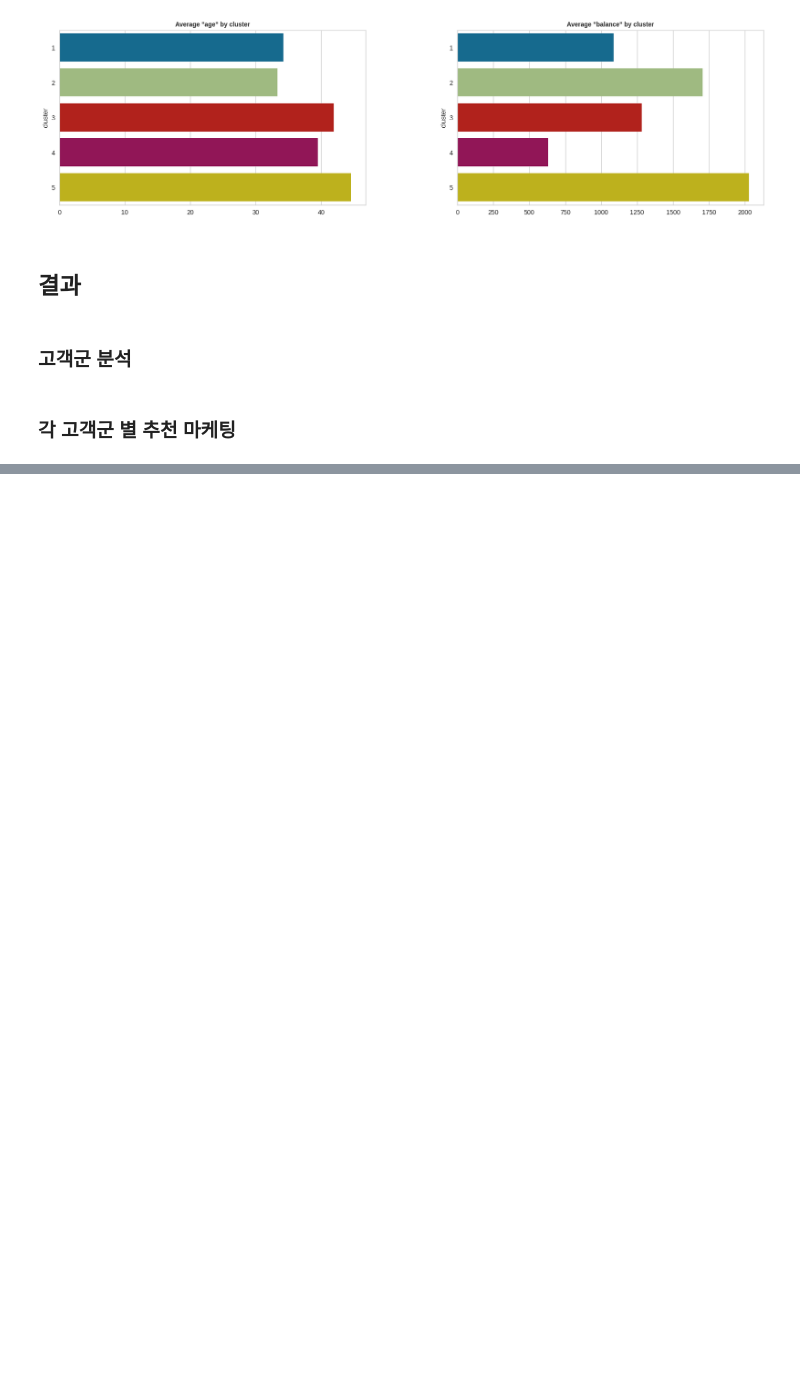
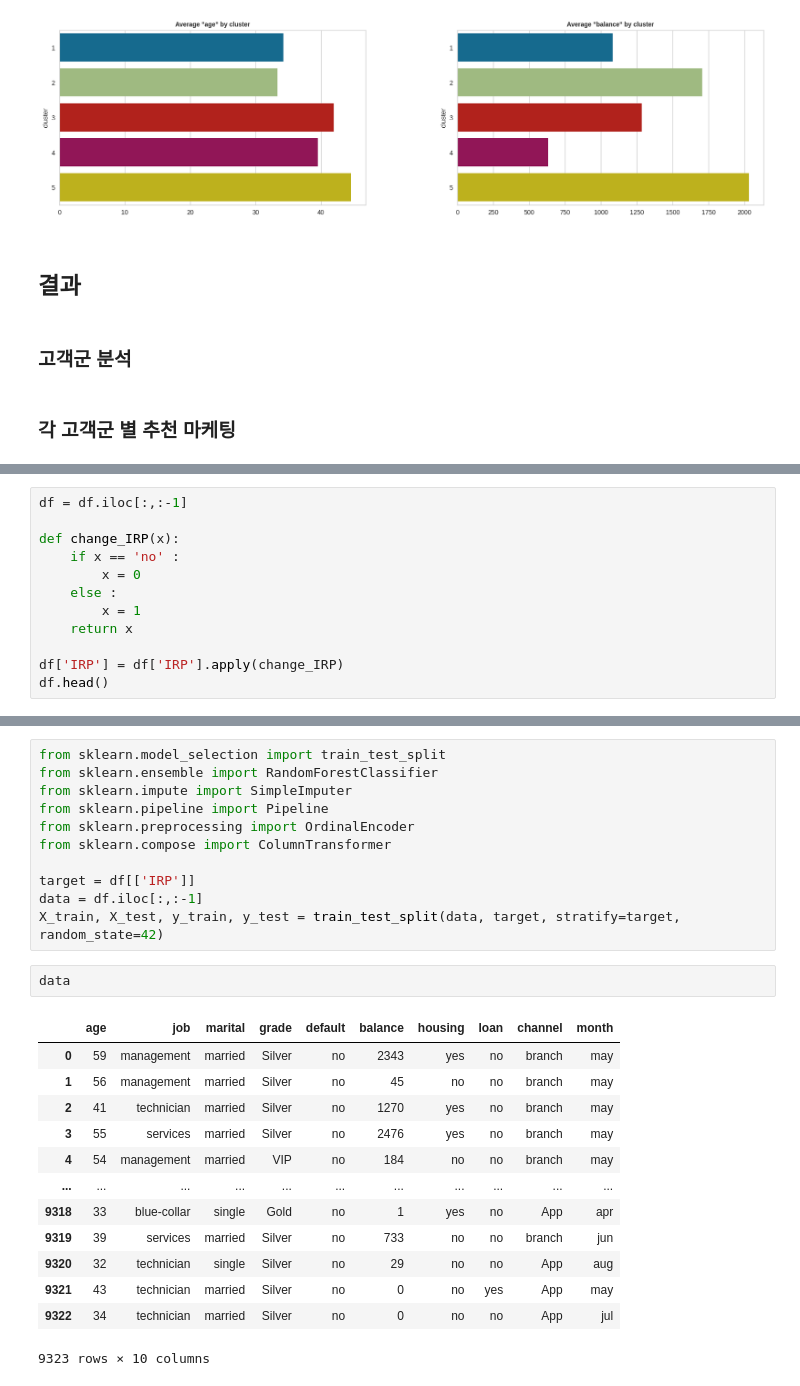
Before and after one commit to seojeongbin/Bank-Marketing-Project, a Jupyter notebook: modeling/segmentation_IRP.ipynb, the cells around one changed output, grey strips where cells are left out. Drawn from its saved outputs; the diff is of its cells as text; blank space fills up the shorter version.

```diff
--- a/modeling/segmentation_IRP.ipynb
+++ b/modeling/segmentation_IRP.ipynb
@@ -745,0 +750,12 @@ plot_confeats_by_cluster(df, con_feat)
+# %%
+df = df.iloc[:,:-1]
+
+def change_IRP(x):
+    if x == 'no' :
+        x = 0
+    else :
+        x = 1
+    return x
+
+df['IRP'] = df['IRP'].apply(change_IRP)
+df.head()
@@ -745,0 +769,27 @@ plot_confeats_by_cluster(df, con_feat)
+# %%
+from sklearn.model_selection import train_test_split
+from sklearn.ensemble import RandomForestClassifier
+from sklearn.impute import SimpleImputer
+from sklearn.pipeline import Pipeline
+from sklearn.preprocessing import OrdinalEncoder
+from sklearn.compose import ColumnTransformer
+
+target = df[['IRP']]
+data = df.iloc[:,:-1]
+X_train, X_test, y_train, y_test = train_test_split(data, target, stratify=target, random_state=42)
+# %%
+data
+# %% [output]
+|  | age | job | marital | grade | default | balance | housing | loan | channel | month |
+| 0 | 59 | management | married | Silver | no | 2343 | yes | no | branch | may |
+| 1 | 56 | management | married | Silver | no | 45 | no | no | branch | may |
+| 2 | 41 | technician | married | Silver | no | 1270 | yes | no | branch | may |
+| 3 | 55 | services | married | Silver | no | 2476 | yes | no | branch | may |
+| 4 | 54 | management | married | VIP | no | 184 | no | no | branch | may |
+| ... | ... | ... | ... | ... | ... | ... | ... | ... | ... | ... |
+| 9318 | 33 | blue-collar | single | Gold | no | 1 | yes | no | App | apr |
+| 9319 | 39 | services | married | Silver | no | 733 | no | no | branch | jun |
+| 9320 | 32 | technician | single | Silver | no | 29 | no | no | App | aug |
+| 9321 | 43 | technician | married | Silver | no | 0 | no | yes | App | may |
+| 9322 | 34 | technician | married | Silver | no | 0 | no | no | App | jul |
+9323 rows × 10 columns
```
Also changed, not shown: parts of 10 cells of this notebook.
